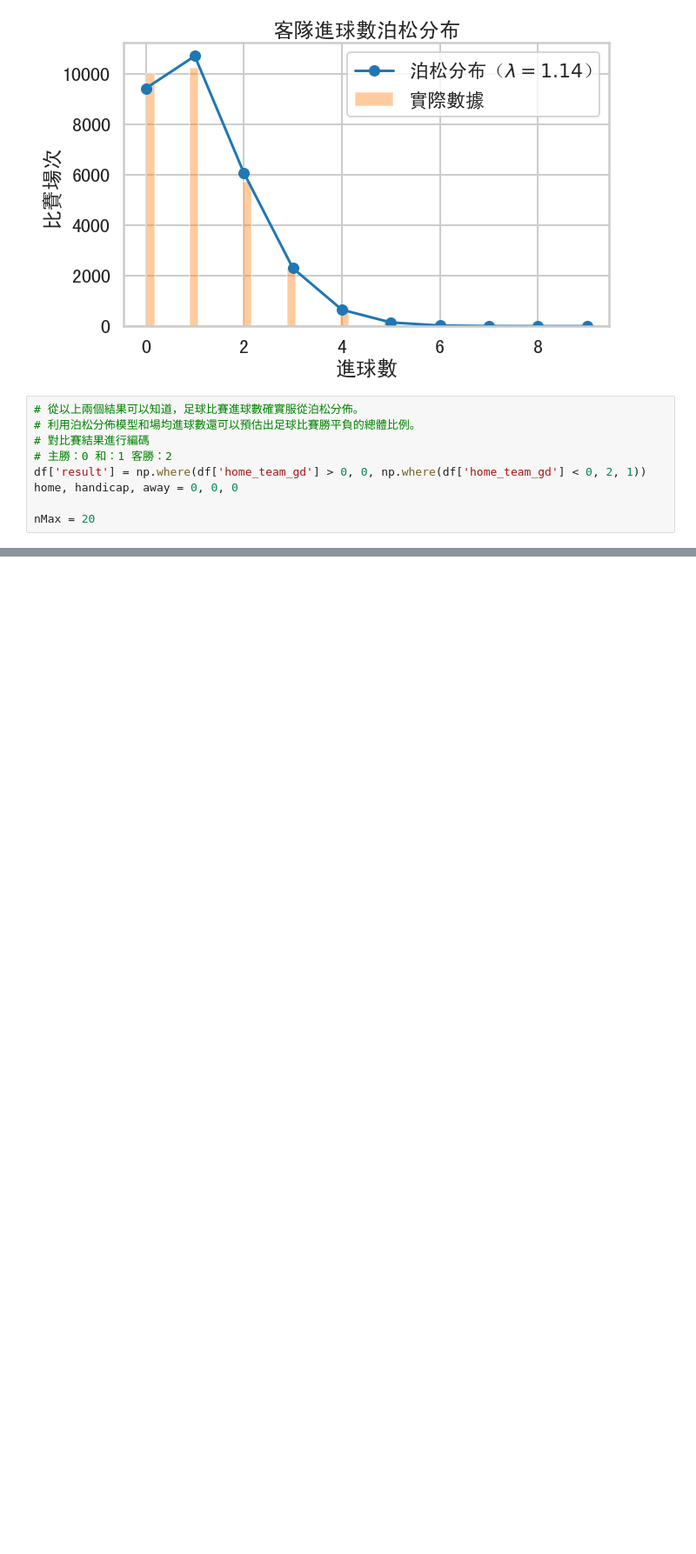
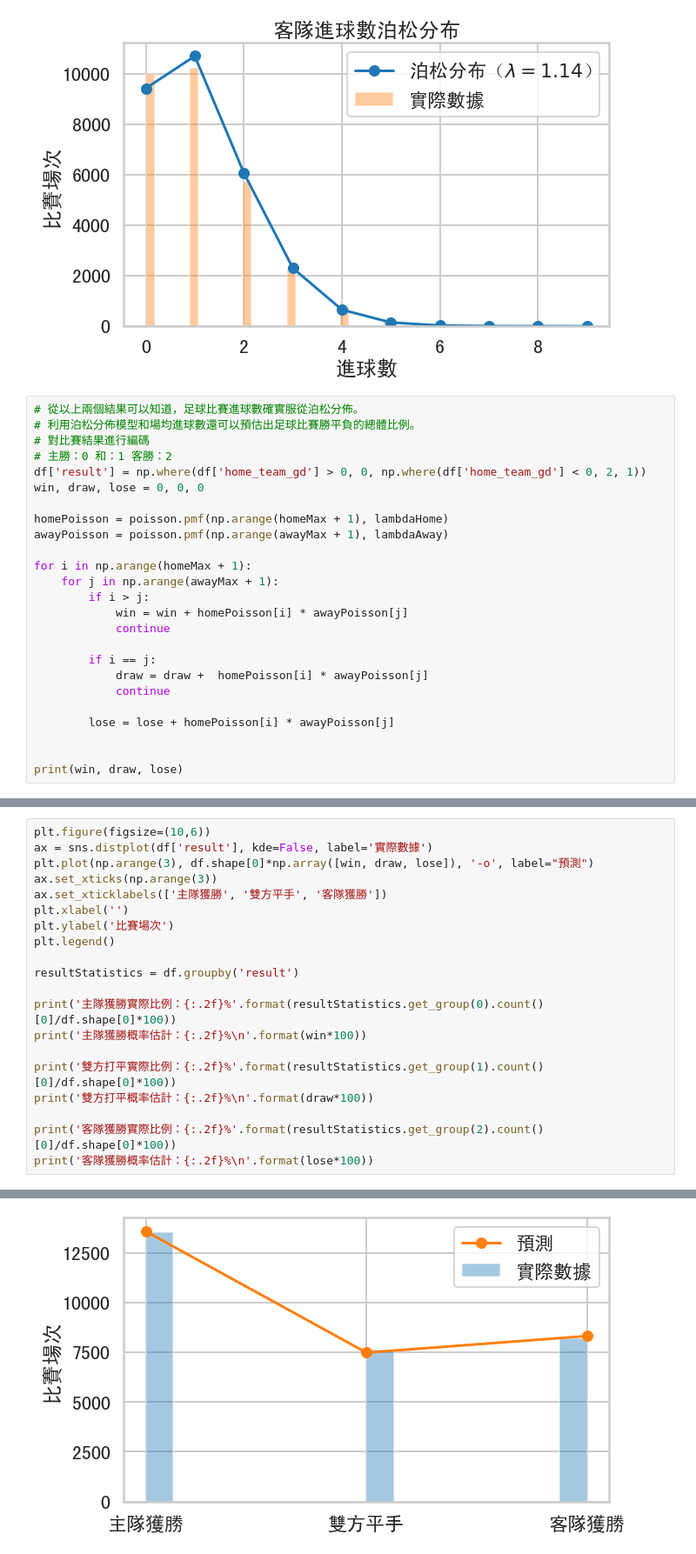
Before and after one commit to silly-yang/FootballScorePred, a Jupyter notebook: PoissonDistribution.ipynb, the cells around one changed output, grey strips where cells are left out. Shown at 87% size. Drawn from its saved outputs; the diff is of its cells as text; blank space fills up the shorter version.

```diff
--- a/PoissonDistribution.ipynb
+++ b/PoissonDistribution.ipynb
@@ -111,6 +111,22 @@ plt.legend()
 # 對比賽結果進行編碼
 # 主勝：0 和：1 客勝：2
 df['result'] = np.where(df['home_team_gd'] > 0, 0, np.where(df['home_team_gd'] < 0, 2, 1))
-home, handicap, away = 0, 0, 0
+win, draw, lose = 0, 0, 0
 
-nMax = 20
+homePoisson = poisson.pmf(np.arange(homeMax + 1), lambdaHome)
+awayPoisson = poisson.pmf(np.arange(awayMax + 1), lambdaAway)
+
+for i in np.arange(homeMax + 1):
+    for j in np.arange(awayMax + 1):
+        if i > j:
+            win = win + homePoisson[i] * awayPoisson[j]
+            continue
+
+        if i == j:
+            draw = draw +  homePoisson[i] * awayPoisson[j]
+            continue
+
+        lose = lose + homePoisson[i] * awayPoisson[j]
+
+
+print(win, draw, lose)
@@ -146,0 +135,21 @@ print(homePoisson)
+# %%
+plt.figure(figsize=(10,6))
+ax = sns.distplot(df['result'], kde=False, label='實際數據')
+plt.plot(np.arange(3), df.shape[0]*np.array([win, draw, lose]), '-o', label="預測")
+ax.set_xticks(np.arange(3))
+ax.set_xticklabels(['主隊獲勝', '雙方平手', '客隊獲勝'])
+plt.xlabel('')
+plt.ylabel('比賽場次')
+plt.legend()
+
+resultStatistics = df.groupby('result')
+
+print('主隊獲勝實際比例：{:.2f}%'.format(resultStatistics.get_group(0).count()[0]/df.shape[0]*100))
+print('主隊獲勝概率估計：{:.2f}%\n'.format(win*100))
+
+print('雙方打平實際比例：{:.2f}%'.format(resultStatistics.get_group(1).count()[0]/df.shape[0]*100))
+print('雙方打平概率估計：{:.2f}%\n'.format(draw*100))
+
+print('客隊獲勝實際比例：{:.2f}%'.format(resultStatistics.get_group(2).count()[0]/df.shape[0]*100))
+print('客隊獲勝概率估計：{:.2f}%\n'.format(lose*100))
+# %% [output]
@@ -146,0 +164 @@ print(homePoisson)
+[figure, added]
```
Also changed, not shown: parts of 4 cells of this notebook.
